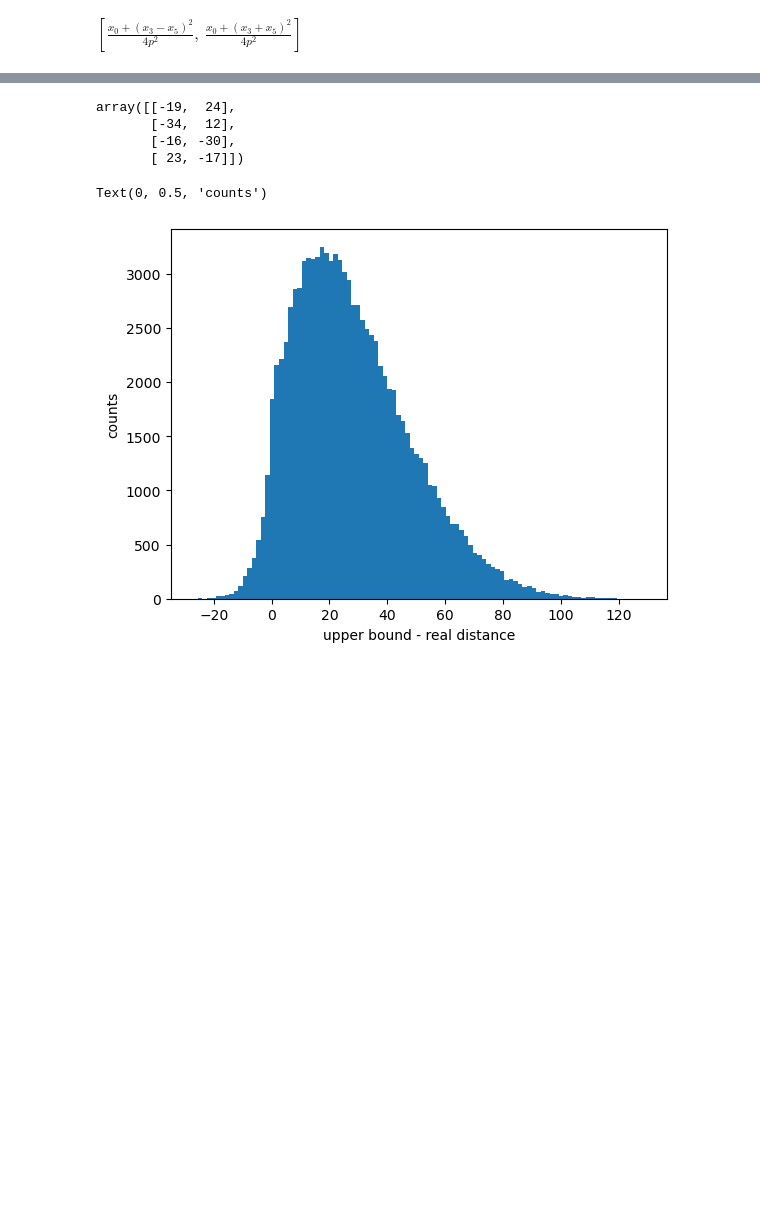
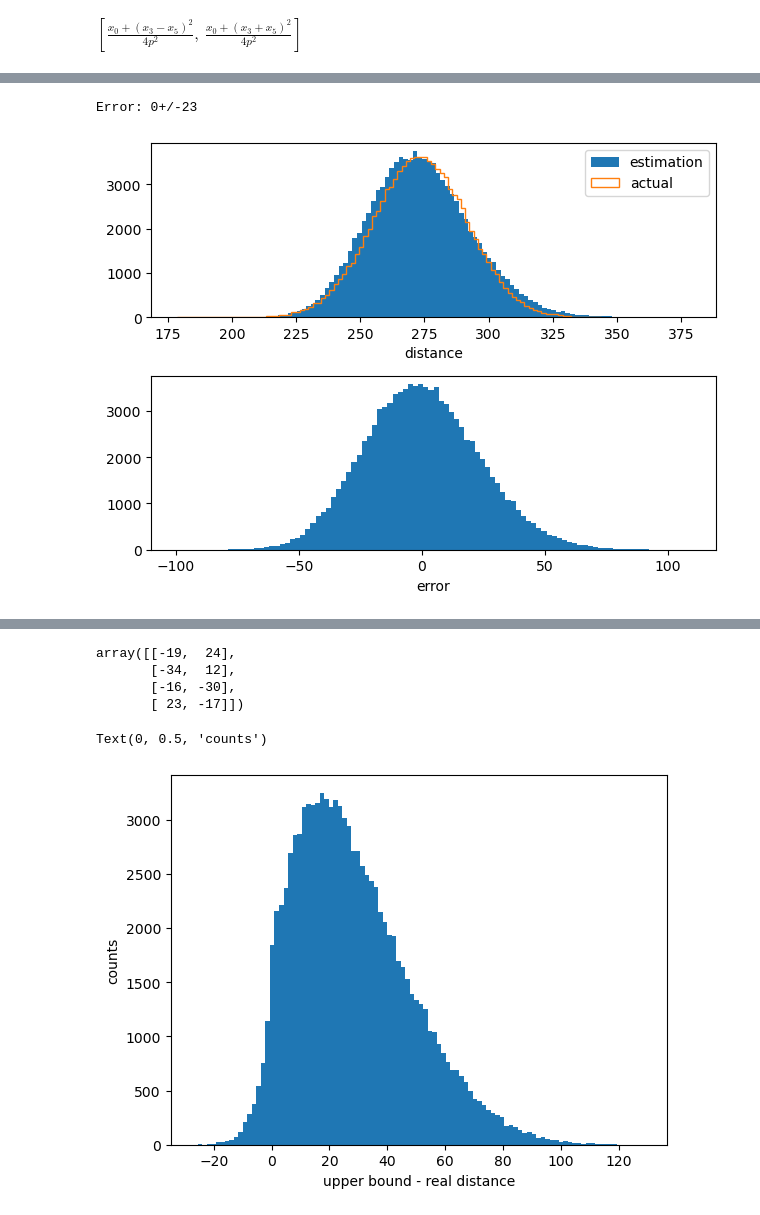
Before and after one commit to DimensionalScoop/metric_spaces, a Jupyter notebook: maths/tetrahedron/tetrahedron.ipynb, the cells around one changed output, grey strips where cells are left out. Cells and saved outputs as stored; diff of their text form; code cells hidden in the pictures; blank space fills up the shorter version.

```diff
--- a/maths/tetrahedron/tetrahedron.ipynb
+++ b/maths/tetrahedron/tetrahedron.ipynb
@@ -289,3 +323,9 @@ plt.show()
+# %%
+estimator = (tet_lb + tet_ub + pto_lb + pto_ub)/4 +4
+compare_estimator(estimator)
+# %% [output]
+Error: 0+/-23
+[figure, added]
 # %%
 plt.hist(dists_target - tet_lb, bins=100);
 plt.xlabel("real distance - lower bound")
```
Also changed, not shown: parts of 9 cells of this notebook.
